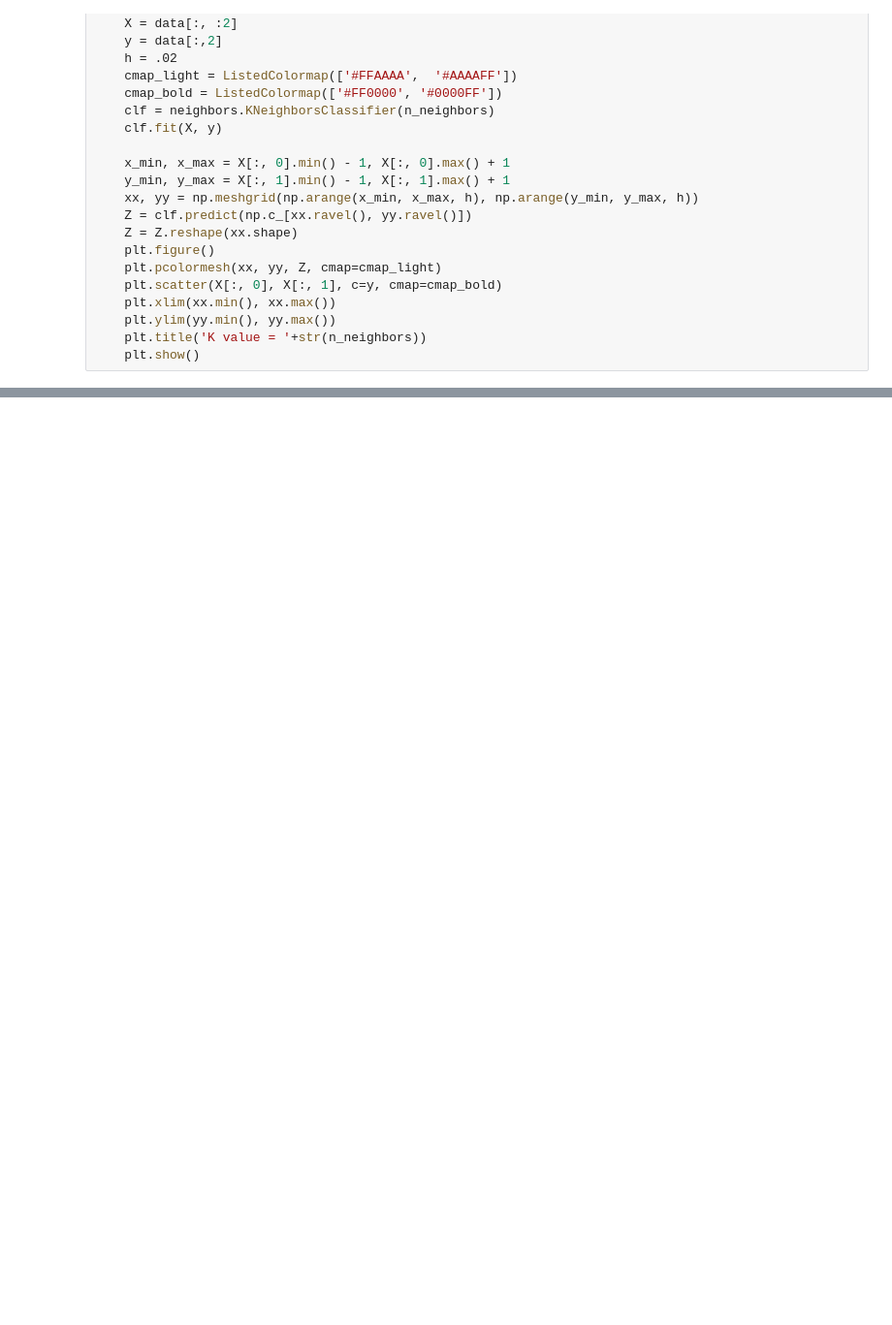
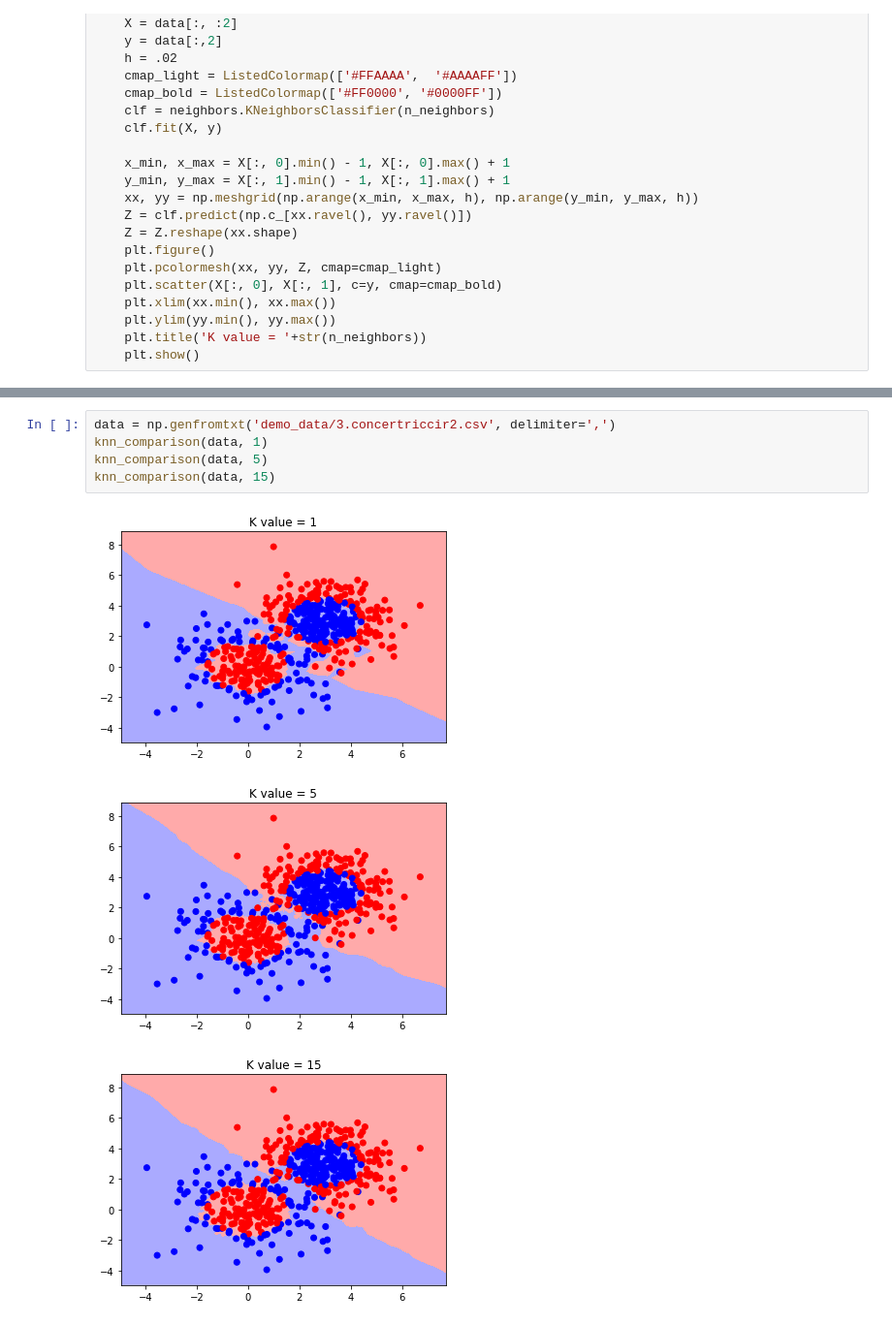
Before and after one commit to rj7shakya/machinelearning, a Jupyter notebook: 4 knn/knn.ipynb, the cells around one changed output, grey strips where cells are left out. Shown: that part at 97% size. Cells and saved outputs as stored; diff of their text form; blank space fills up the shorter version.

```diff
--- a/4 knn/knn.ipynb
+++ b/4 knn/knn.ipynb
@@ -37,0 +73,9 @@ def knn_comparison(data, n_neighbors = 15):
+# %%
+data = np.genfromtxt('demo_data/3.concertriccir2.csv', delimiter=',')
+knn_comparison(data, 1)
+knn_comparison(data, 5)
+knn_comparison(data, 15)
+# %% [output]
+[figure, added]
+[figure, added]
+[figure, added]
```
Also changed, not shown: parts of 12 cells of this notebook, 10 other files.
